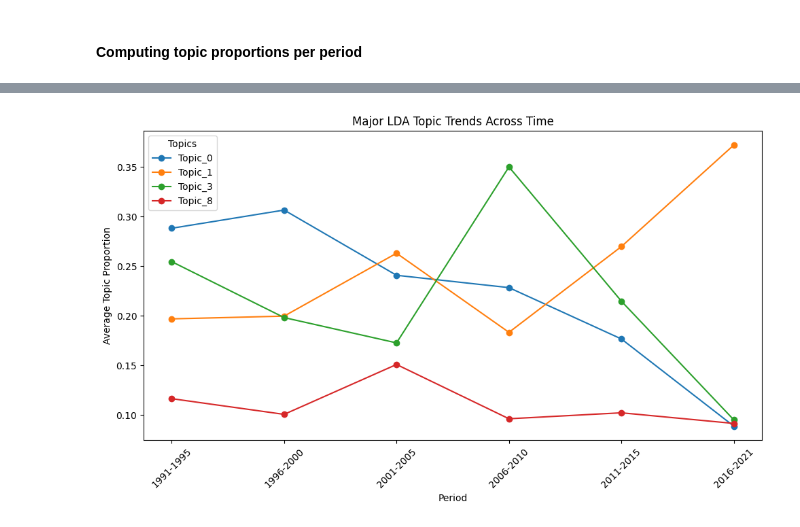
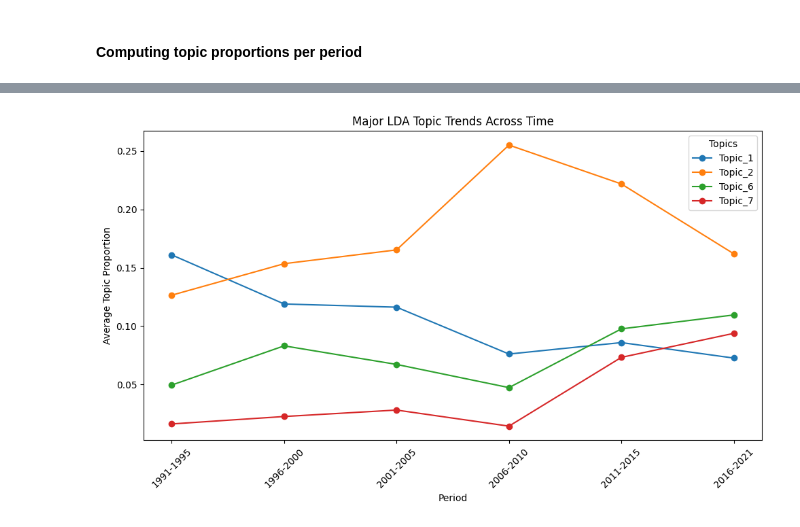
Before and after one commit to guruanand20/nlp-corpus-analysis, a Jupyter notebook: notebooks/NB01.ipynb, the cells around one changed output, grey strips where cells are left out. Cells and saved outputs as stored; diff of their text form; code cells hidden in the pictures.

Commit message:
use new method to choose LDA k-value

```diff
--- a/notebooks/NB01.ipynb
+++ b/notebooks/NB01.ipynb
@@ -342,6 +349,6 @@ SBERT matrix shape: (3222, 384)
 # %%
 # Save SBERT matrix
-with open("../outputs/sbert_matrix.pkl", "wb") as f:
+with open("../outputs/sbert_matrix_10%.pkl", "wb") as f:
     pickle.dump({
         "matrix": sbert_matrix,
         "model_name": "all-MiniLM-L6-v2",
@@ -350,5 +357,5 @@ with open("../outputs/sbert_matrix.pkl", "wb") as f:
         "era": df_sbert["era"].values,
     }, f)
 
-print("Saved: outputs/sbert_matrix.pkl")
+print("Saved: outputs/sbert_matrix_10%.pkl")
 # %% [output]
@@ -491,6 +498,24 @@ Initial number of papers for LDA: 3222
 # %%
 # Cleaning function for LDA
 # Clean one abstract and return a token list for LDA.
+# standard English stopwords.
+base_stopwords = set(ENGLISH_STOP_WORDS)
+
+#generic academic filler words
+academic_stopwords = {
+    "paper", "papers",
+    "approach", "approaches",
+    "method", "methods",
+    "propose", "proposed",
+    "present", "presents",
+    "show", "shows",
+    "study", "studies",
+    "using", "used", "use",
+    "based"
+}
+
+custom_stopwords = base_stopwords.union(academic_stopwords)
+
 def clean_for_lda(text):
     if not isinstance(text, str):
         return []
@@ -510,6 +535,9 @@ def clean_for_lda(text):
     # Remove very short tokens.
     tokens = [t for t in tokens if len(t) > 2]
 
+    # Remove stopwords.
+    tokens = [t for t in tokens if t not in custom_stopwords]
+
     return tokens
 # %%
 # Tokenize abstracts for LDA
@@ -552,7 +613,7 @@ Corpus size 3221
 LDA represents each document as a mixture of latent topics.
 Each topic is a distribution over words.
 # %%
-num_topics = 10
+num_topics = 8
 
 lda_model = LdaModel(
     corpus=lda_corpus,
@@ -618,6 +675,6 @@ LDA matrix shape: (3221, 10)
 # %%
 #save LDA matrix
-with open("../outputs/lda_matrix.pkl", "wb") as f:
+with open("../outputs/lda_matrix_10%.pkl", "wb") as f:
     pickle.dump({
         "matrix": lda_matrix,
         "num_topics": num_topics,
@@ -627,5 +684,5 @@ with open("../outputs/lda_matrix.pkl", "wb") as f:
         "era": df_lda["era"].values,
     }, f)
 
-print("Saved: ../outputs/lda_matrix.pkl")
+print("Saved: ../outputs/lda_matrix_10%.pkl")
 # %% [output]
@@ -729,25 +774,25 @@ This shows that NLP changes not only in wording, but also in its underlying topi
 # %%
 # Select the topics which need to track.
-selected_topics = ["Topic_0", "Topic_1", "Topic_3", "Topic_8"]
+selected_topics = ["Topic_1", "Topic_2", "Topic_6", "Topic_7"]
 
 plt.figure(figsize=(10, 6))
 
 for topic in selected_topics:
     plt.plot(
         topic_period_df.index,
         topic_period_df[topic],
         marker="o",
         label=topic
     )
 
 plt.title("Major LDA Topic Trends Across Time")
 plt.xlabel("Period")
 plt.ylabel("Average Topic Proportion")
 
 plt.xticks(rotation=45)
 plt.legend(title="Topics")
 plt.tight_layout()
 plt.show()
 # %% [output]
-[figure, old version]
+[figure, new version]
 # %% [markdown]
```
Also changed, not shown: parts of 17 cells of this notebook, 1 other file.
